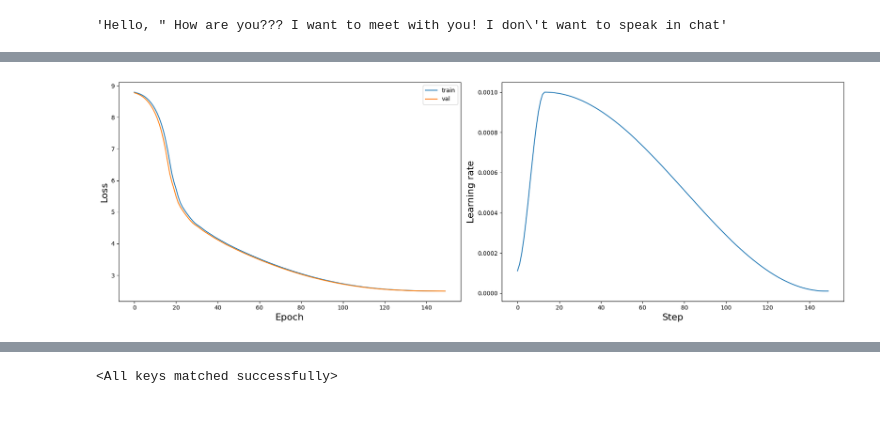
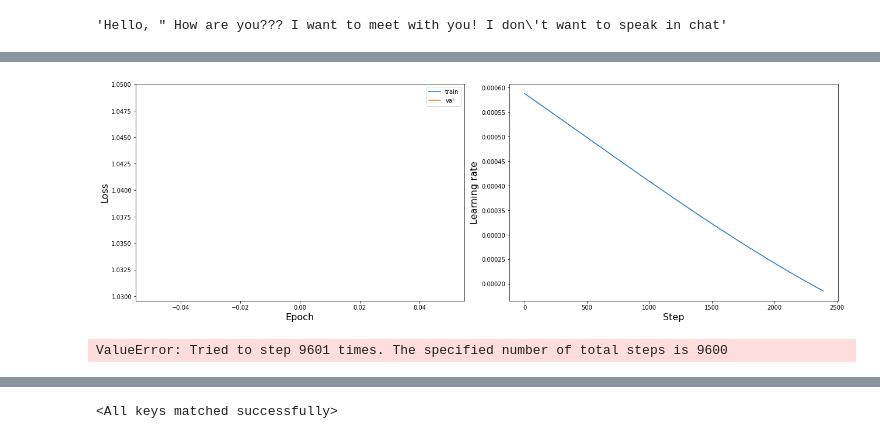
Before and after one commit to Kilka74/BoutiqueLM_HW, a Jupyter notebook: bhw1.ipynb, the cells around one changed output, grey strips where cells are left out. Saved outputs shown, nothing was run; the diff lists cells and outputs as text; code cells hidden in the pictures.

Commit message:
training of final model

```diff
--- a/bhw1.ipynb
+++ b/bhw1.ipynb
@@ -140,7 +115,8 @@ trainer_interface.cc(697) LOG(INFO) Saving vocabs: tiny_stories_5k.vocab
 # %%
+#!g2.1
 from tqdm import tqdm
 #datasets
-
-train_dataset = TinyStoriesDataset(files=[files[0]], tokenizer=tokenizer, dataset_size=100)
-val_dataset = TinyStoriesDataset(files=[files[0]], tokenizer=tokenizer, dataset_size=100)
+files = ["a", "a"]
+train_dataset = TinyStoriesDataset(files=files[:-1], tokenizer=tokenizer, load_from_memory=True, filename='train_dataset.pt')
+val_dataset = TinyStoriesDataset(files=[files[-1]], tokenizer=tokenizer, load_from_memory=True, filename='val_dataset.pt')
 # %% [output]
@@ -185,10 +171,11 @@ Mon Nov 27 21:07:58 2023
 # %%
 #!g2.1
+from model import BoutiqueLM
 decoder = BoutiqueLM(
     vocab_stories_size=5000,
-    num_layers=1,
+    num_layers=8,
     num_heads=8,
-    hidden_dim=128,
+    hidden_dim=512,
     activation=nn.GELU,
     max_len=10000
-)#.to(device)
+).to(device)
@@ -202,10 +192,10 @@ sum(p.numel() for p in decoder.parameters())
 num_workers = 2
 lr = 1e-3
 optimizer = torch.optim.AdamW(decoder.parameters(), lr=lr, betas=(0.9, 0.95), weight_decay=0)
-scheduler = torch.optim.lr_scheduler.OneCycleLR(optimizer=optimizer, max_lr=lr, total_steps=150, pct_start=0.1, final_div_factor=10, div_factor=10)
+scheduler = torch.optim.lr_scheduler.OneCycleLR(optimizer=optimizer, max_lr=lr, total_steps=9600, pct_start=0.1, final_div_factor=10, div_factor=10)
 train_loader = DataLoader(
     train_dataset,
-    batch_size=100,
+    batch_size=512,
     shuffle=True,
     drop_last=True,
     num_workers=num_workers,
@@ -214,7 +204,7 @@ train_loader = DataLoader(
 
 val_loader = DataLoader(
     val_dataset,
-    batch_size=100,
+    batch_size=512,
     shuffle=False,
     num_workers=num_workers
 )
@@ -282,18 +270,20 @@ View run at https://wandb.ai/kilka74/DL%20bhw-1/runs/be6nocq1
 <wandb.sdk.wandb_run.Run at 0x...>
 # %%
 #!g2.1
+from model import *
 train(
     model=decoder,
-    num_epochs=150,
+    num_epochs=2,
     optimizer=optimizer,
     scheduler=scheduler,
     train_loader=train_loader,
     val_loader=val_loader,
-    wandb_log=False,
-    # device=torch.device("cuda:0")
+    wandb_log=True,
+    device=torch.device("cuda:0")
 )
 
-# _save_checkpoint(decoder, optimizer, 100)
-# wandb.finish()
+_save_checkpoint(decoder, optimizer, 4)
+wandb.finish()
 # %% [output]
-[figure, old version]
+[figure, new version]
+ValueError: Tried to step 9601 times. The specified number of total steps is 9600
```
Also changed, not shown: parts of 29 cells of this notebook, 3 other files.
